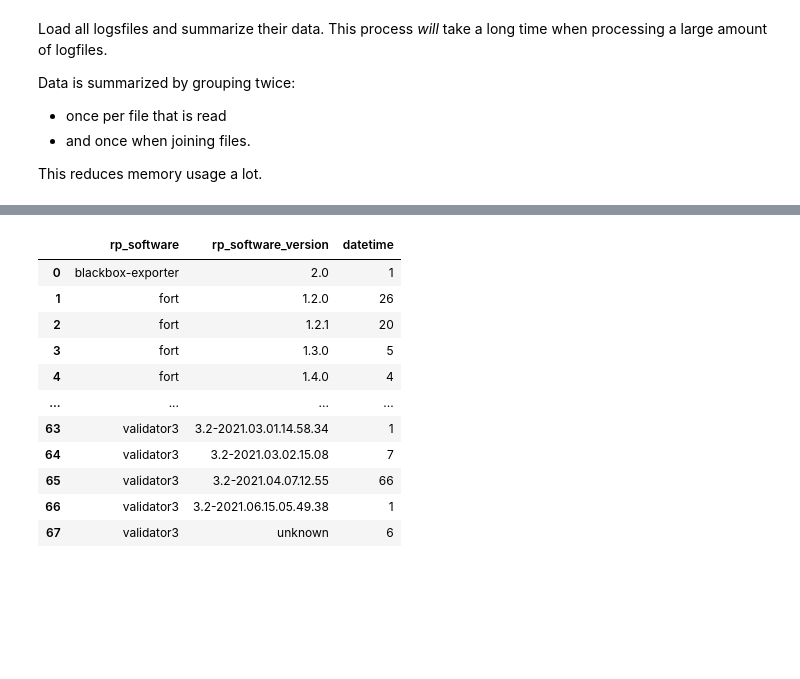
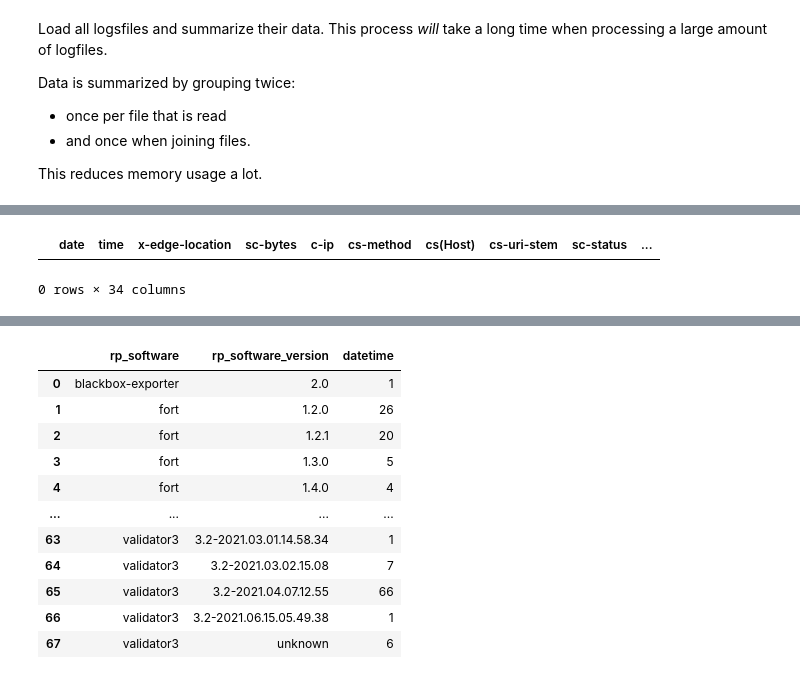
Before and after one commit to ties/rpki-analysis, a Jupyter notebook: workbooks/rrdp_cloudfront_logs.ipynb, the cells around one changed output, grey strips where cells are left out. Cells and saved outputs as stored; diff of their text form; code cells hidden in the pictures; blank space fills up the shorter version.

```diff
--- a/workbooks/rrdp_cloudfront_logs.ipynb
+++ b/workbooks/rrdp_cloudfront_logs.ipynb
@@ -78,0 +101,5 @@ dtype: object
+# %%
+df_full[(df_full['c-ip'] == '193.0.19.107') & (~df_full['sc-status'].isin([200, 304]))]
+# %% [output]
+|  | date | time | x-edge-location | sc-bytes | c-ip | cs-method | cs(Host) | cs-uri-stem | sc-status | ... |
+0 rows × 34 columns
```
Also changed, not shown: parts of 8 cells of this notebook, 4 other files.
